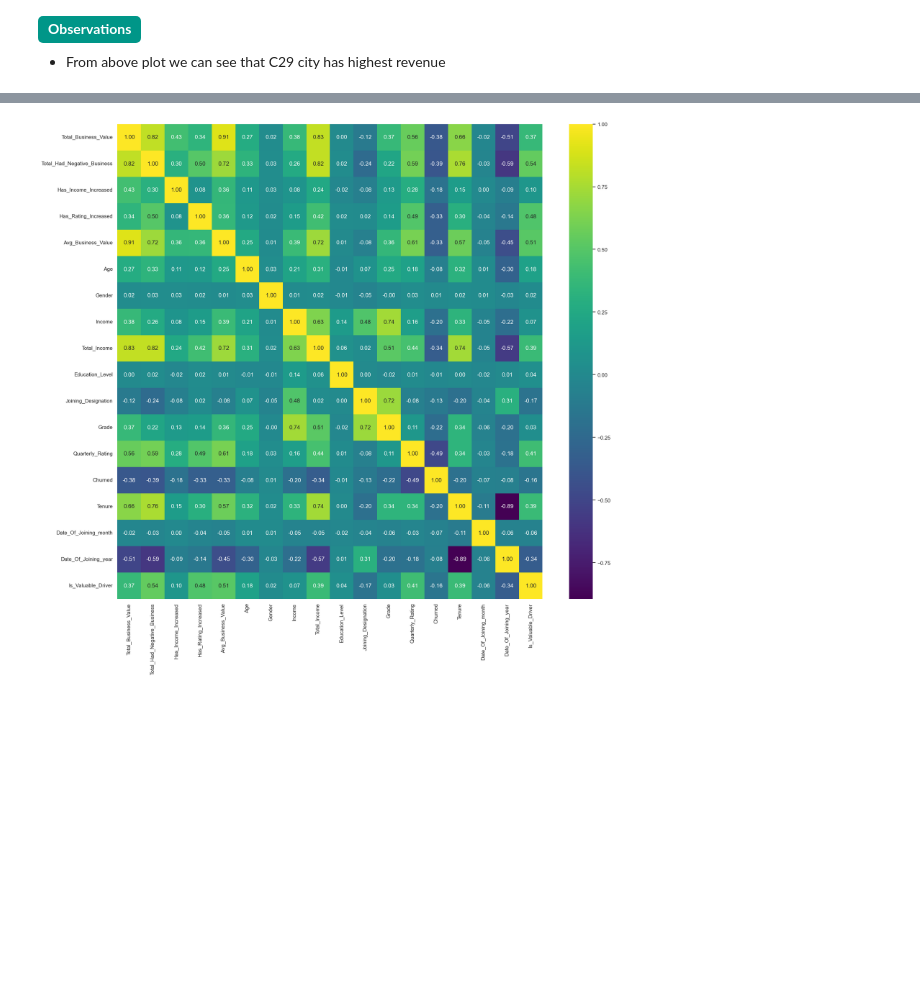
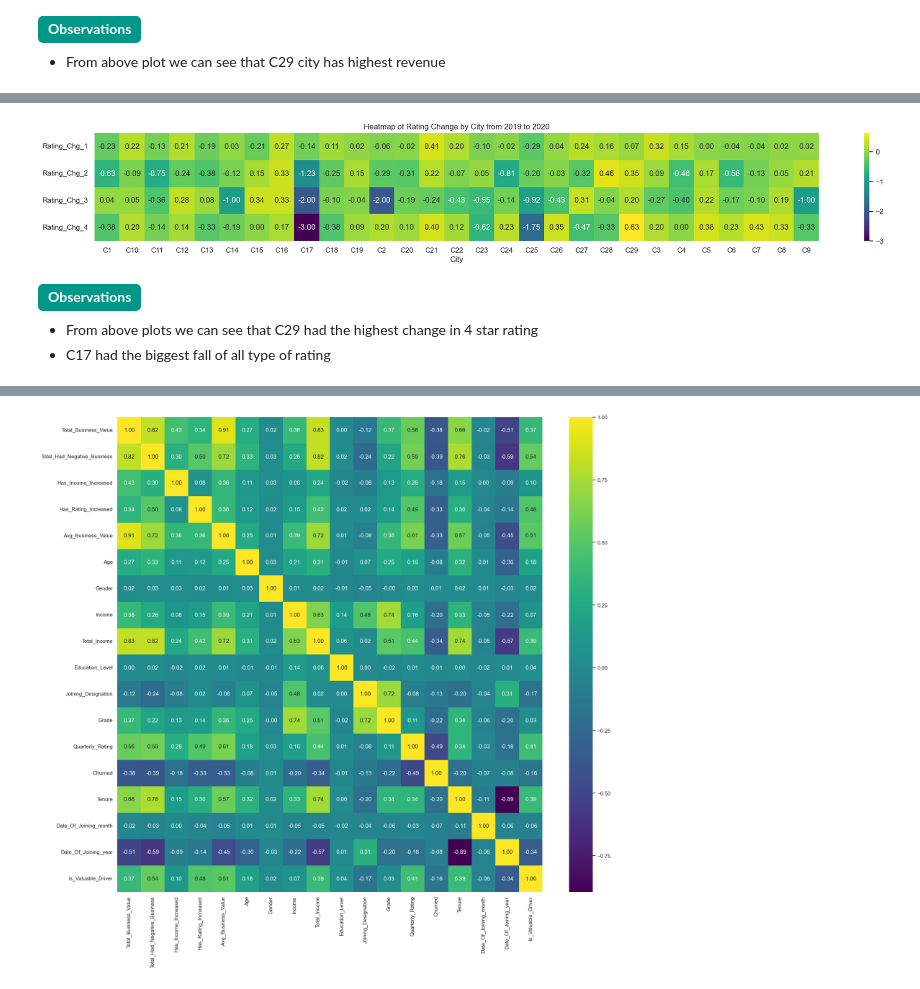
Before and after one commit to gautamnaik1994/OLA-Driver-Churn-ML-CaseStudy, a Jupyter notebook: CaseStudy.ipynb, the cells around one changed output, grey strips where cells are left out. Drawn from its saved outputs; the diff is of its cells as text; code cells hidden in the pictures; blank space fills up the shorter version.

```diff
--- a/CaseStudy.ipynb
+++ b/CaseStudy.ipynb
@@ -788,0 +905,10 @@ merged_df.groupby("City").agg({"Total_Business_Value": "sum"}).sort_values("Tota
+# %%
+plt.figure(figsize=(25, 3))
+sns.heatmap(rating_df.set_index("City").T, cmap="viridis", annot=True, fmt=".2f");
+plt.title("Heatmap of Rating Change by City from 2019 to 2020");
+# %% [output]
+[figure, added]
+# %% [markdown]
+<b style='padding: 4px 10px 6px 10px;border-radius: 5px;background: #009688;color: #fff;display: inline-block;'>Observations</b>
+- From above plots we can see that C29 had the highest change in 4 star rating
+- C17 had the biggest fall of all type of rating
```
Also changed, not shown: parts of 31 cells of this notebook.
